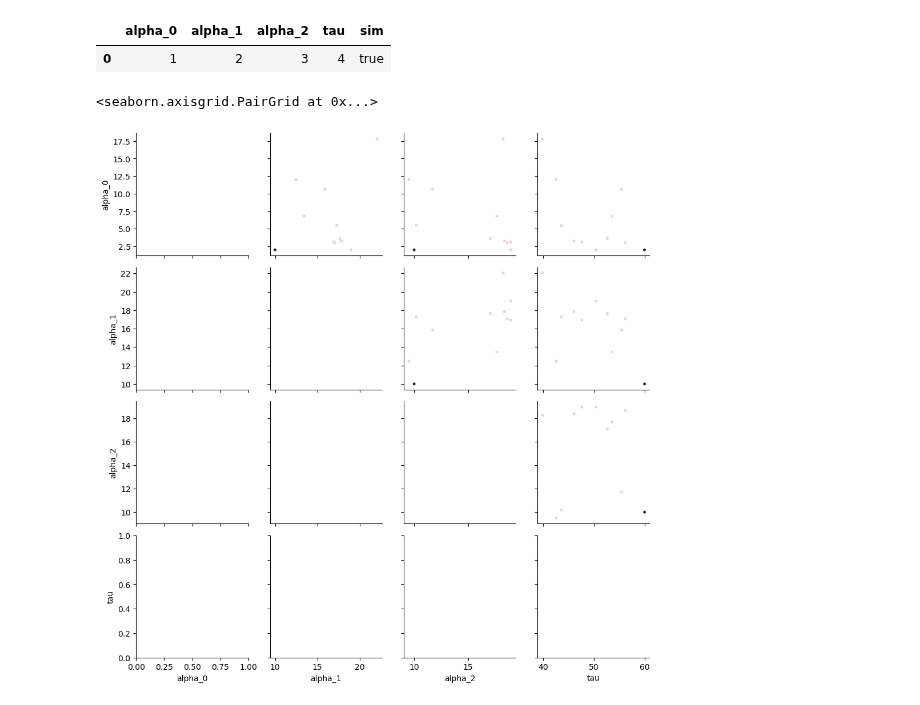
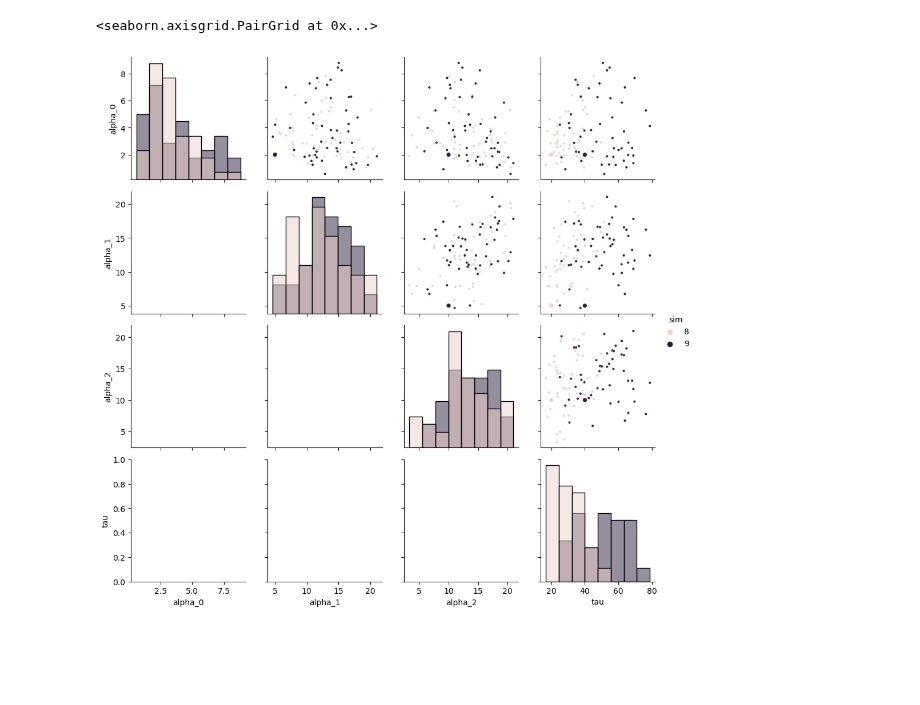
Before and after one commit to latimerk/hddCRP, a Jupyter notebook: make_simulation_results_figures.ipynb, the cells around one changed output. Saved outputs shown, nothing was run; the diff lists cells and outputs as text; code cells hidden in the pictures; blank space fills up the shorter version.

```diff
--- a/make_simulation_results_figures.ipynb
+++ b/make_simulation_results_figures.ipynb
@@ -6,11 +6,11 @@ import pandas as pd
 import seaborn as sns
 import os
 # %%
-run_range = range(0,10)
+run_range = range(0,50)
 blocks_range = range(1,3)
-simulation_range = range(0,2)
+simulation_range = range(8,10)
 
-num_samples = 40000;
+num_samples = 10000;
 
 alphas = np.zeros((num_samples, len(run_range), len(blocks_range), len(simulation_range), 3))
 taus   = np.zeros((num_samples, len(run_range), len(blocks_range), len(simulation_range)))
@@ -50,35 +50,35 @@ for sim_idx, sim_num in enumerate(simulation_range):
 # %%
 median_alphas = np.median(alphas,axis=0)
 median_taus = np.median(taus,axis=0)
-# %% [output]
-|  | alpha_0 | alpha_1 | alpha_2 | tau | sim |
-| 0 | 1 | 2 | 3 | 4 | true |
 # %%
-sim_nums = [0];
-block_num = 1;
+sim_nums = [8,9];
+block_num = 4;
 
-true_size = 20;
+true_size = 30;
 sim_size = 10;
 
 df = pd.DataFrame(columns=["alpha_0", "alpha_1", "alpha_2", "tau", "sim", "size"])
 for sim_num in sim_nums:
     sim_idx = simulation_range.index(sim_num)
     block_idx = blocks_range.index(block_num)
 
     vars_1 = [median_alphas[:,block_idx,sim_idx,:].squeeze(), median_taus[:,block_idx,sim_idx][:,np.newaxis],
                 sim_num*np.ones((median_taus.shape[0],1), dtype=int),
                 sim_size*np.ones((median_taus.shape[0],1), dtype=int)]
 
     df_c = pd.DataFrame(np.concatenate(vars_1,axis=1), columns=["alpha_0", "alpha_1", "alpha_2", "tau", "sim", "size"])
     df = pd.concat([df,df_c])
 
     df_c = pd.DataFrame(np.array([alphas_true[sim_idx,0], alphas_true[sim_idx,1], alphas_true[sim_idx,2], taus_true[sim_idx],
                     sim_num, true_size])[np.newaxis,:],
                     columns=["alpha_0", "alpha_1", "alpha_2", "tau", "sim", "size"])
     df = pd.concat([df,df_c])
-
+df = df.astype({'sim':'int'})
 g = sns.PairGrid(df, diag_sharey=False, hue="sim", vars=["alpha_0", "alpha_1", "alpha_2", "tau"])
-g.map_upper(sns.scatterplot, s=15)
+# g = sns.PairGrid(df, diag_sharey=False, hue="sim", vars=[ "alpha_1",  "tau"])
+g.map_upper(sns.scatterplot, s=df["size"])
+g.map_diag(sns.histplot)
+g.add_legend()
 # %% [output]
 <seaborn.axisgrid.PairGrid at 0x...>
-[figure, old version]
+[figure, new version]
```
Also changed, not shown: 4 other files.
